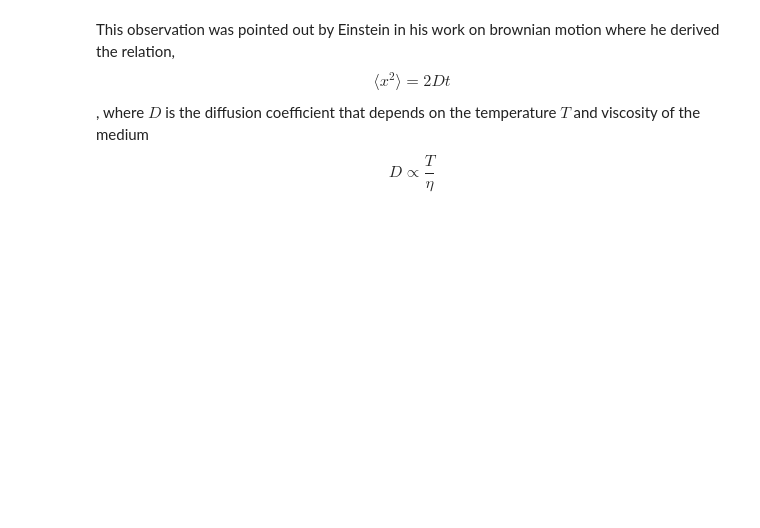
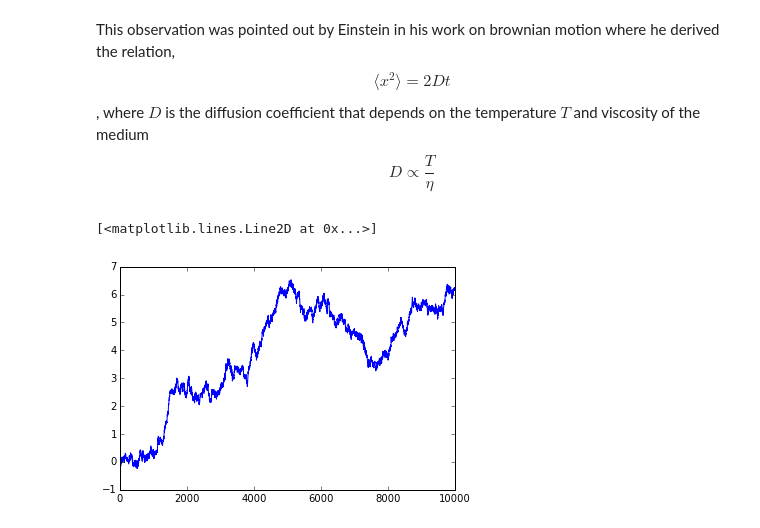
Before and after one commit to rescu/brainstorm, a Jupyter notebook: Random_walk_1D.ipynb, the cells around one changed output. Drawn from its saved outputs; the diff is of its cells as text; code cells hidden in the pictures; blank space fills up the shorter version.

```diff
--- a/Random_walk_1D.ipynb
+++ b/Random_walk_1D.ipynb
@@ -86,2 +87,7 @@ plt.plot(np.var(xmany,axis=0))
 # %% [markdown]
 <p> This observation was pointed out by Einstein in his work on brownian motion where he derived the relation, $$\langle x^2\rangle = 2Dt$$, where $D$ is the diffusion coefficient that depends on the temperature $T$ and viscosity of the medium $$D \propto \frac{T}{\eta}$$ </p>
+# %%
+plt.plot(np.mean(xmany,axis=0))
+# %% [output]
+[<matplotlib.lines.Line2D at 0x...>]
+[figure, added]
```
Also changed, not shown: parts of 6 cells of this notebook.
